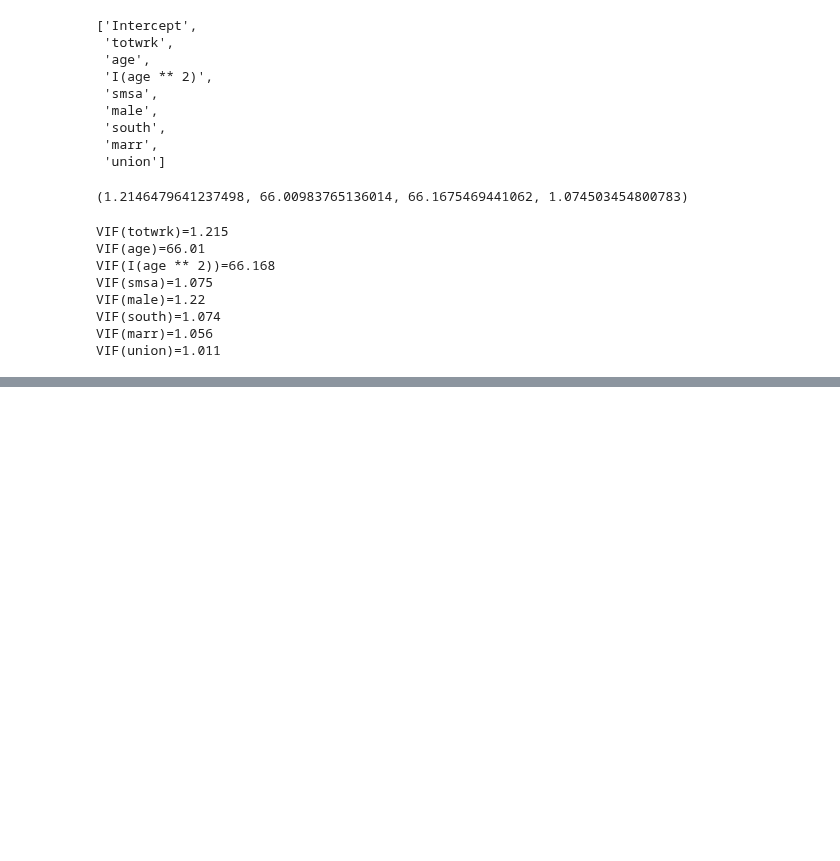
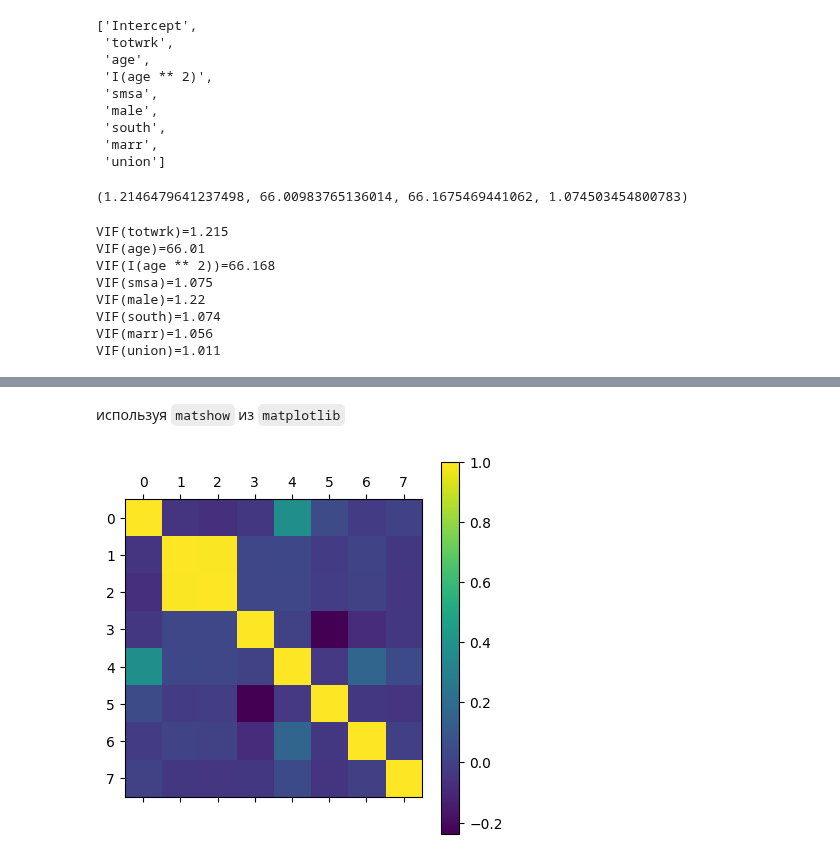
Before and after one commit to artamonoff/econometrica, a Jupyter notebook: econometrica-1/jupyter-notebooks/multicollinearity.ipynb, the cells around one changed output, grey strips where cells are left out. Drawn from its saved outputs; the diff is of its cells as text; code cells hidden in the pictures; blank space fills up the shorter version.

```diff
--- a/econometrica-1/jupyter-notebooks/multicollinearity.ipynb
+++ b/econometrica-1/jupyter-notebooks/multicollinearity.ipynb
@@ -154,0 +180,9 @@ VIF(union)=1.011
+# %% [markdown]
+используя `matshow` из `matplotlib`
+# %%
+plt.matshow(corr_matrix)
+plt.colorbar()
+
+plt.show()
+# %% [output]
+[figure, added]
```
Also changed, not shown: parts of 4 cells of this notebook.
